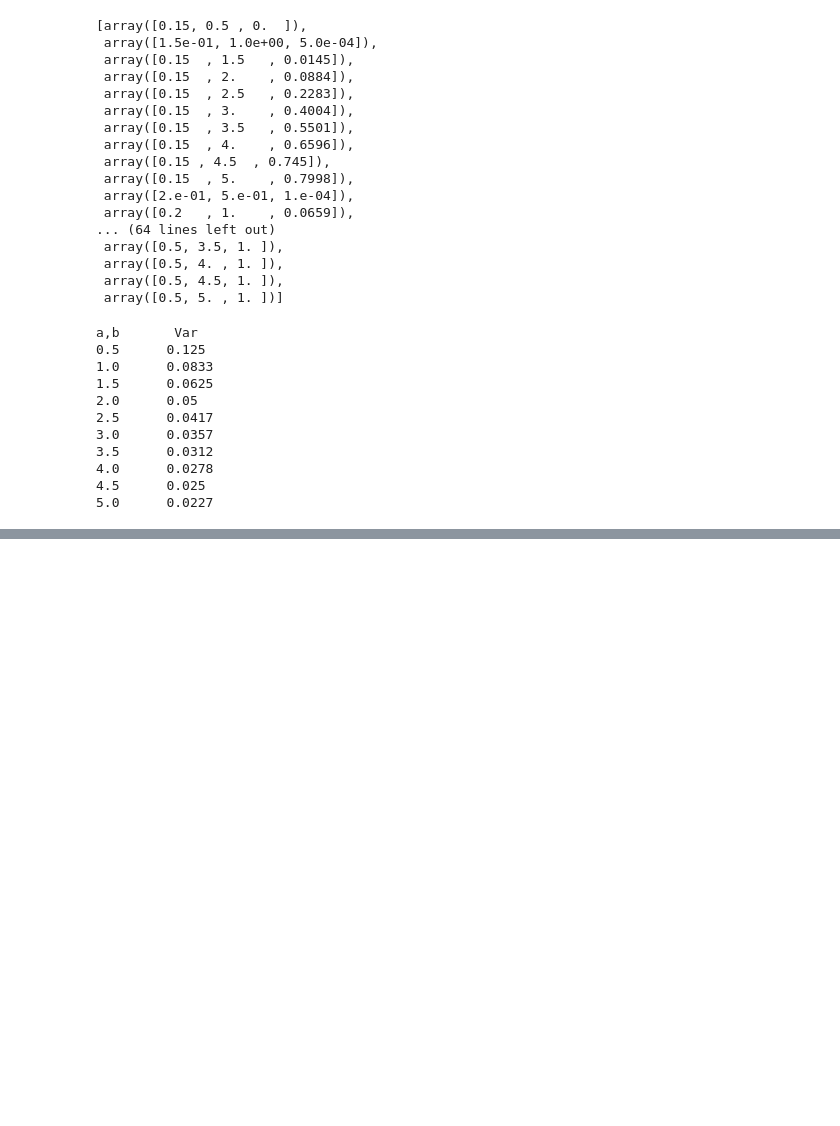
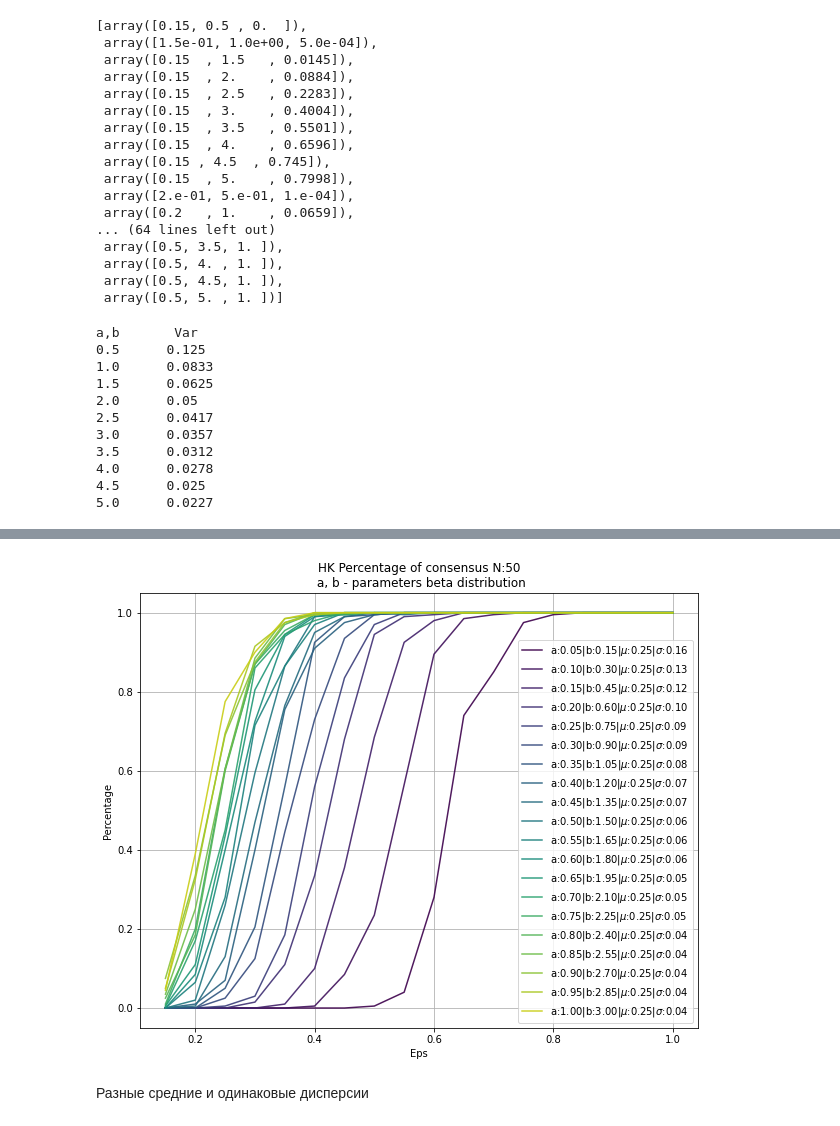
Before and after one commit to ash00748/Hegselmann-Krause-project, a Jupyter notebook: HK/HK_beta.ipynb, the cells around one changed output, grey strips where cells are left out. Drawn from its saved outputs; the diff is of its cells as text; code cells hidden in the pictures; blank space fills up the shorter version.

```diff
--- a/HK/HK_beta.ipynb
+++ b/HK/HK_beta.ipynb
@@ -426,0 +801,30 @@ a,b       Var
+# %%
+df = pd.read_csv(f'Beta_mu_{mu}_sigma_dif2.csv')
+df = df.fillna(0)
+
+epss = np.arange(0.15, 1.01, 0.05)
+
+cmap = mp.cm.get_cmap('viridis')
+norm =plt.Normalize(vmin=0, vmax=len(alphas))
+sm = plt.cm.ScalarMappable(cmap=cmap, norm=norm)
+
+plt.figure(figsize=(10,8))
+for i in range(len(alphas)):
+    if cmap:
+        color=np.array(cmap(norm(i)))*0.9
+    else:
+        color = np.random.random(3)*0.7
+
+    plt.plot(epss, list(df.loc[abs(df['alpha']-alphas[i]) < 1e-4]['percentage_cons']),
+             label=f'a:{alphas[i]:.2f}|b:{betas[i]:.2f}|$\mu$:{mu}|$\sigma$:{sigma[i]:.2f}', color=color)
+
+plt.grid()
+plt.legend()
+plt.title(f'HK Percentage of consensus N:50\n a, b - parameters beta distribution')
+plt.xlabel('Eps')
+plt.ylabel('Percentage')
+plt.show()
+# %% [output]
+[figure, added]
+# %% [markdown]
+Разные средние и одинаковые дисперсии
```
Also changed, not shown: parts of 36 cells of this notebook, 2 other files.
